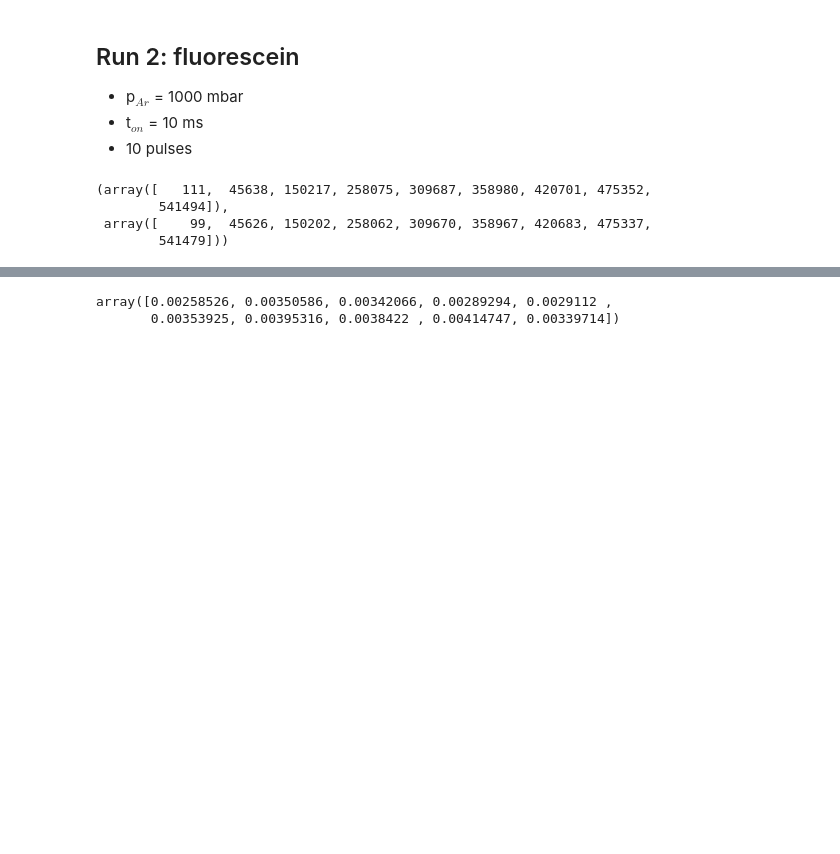
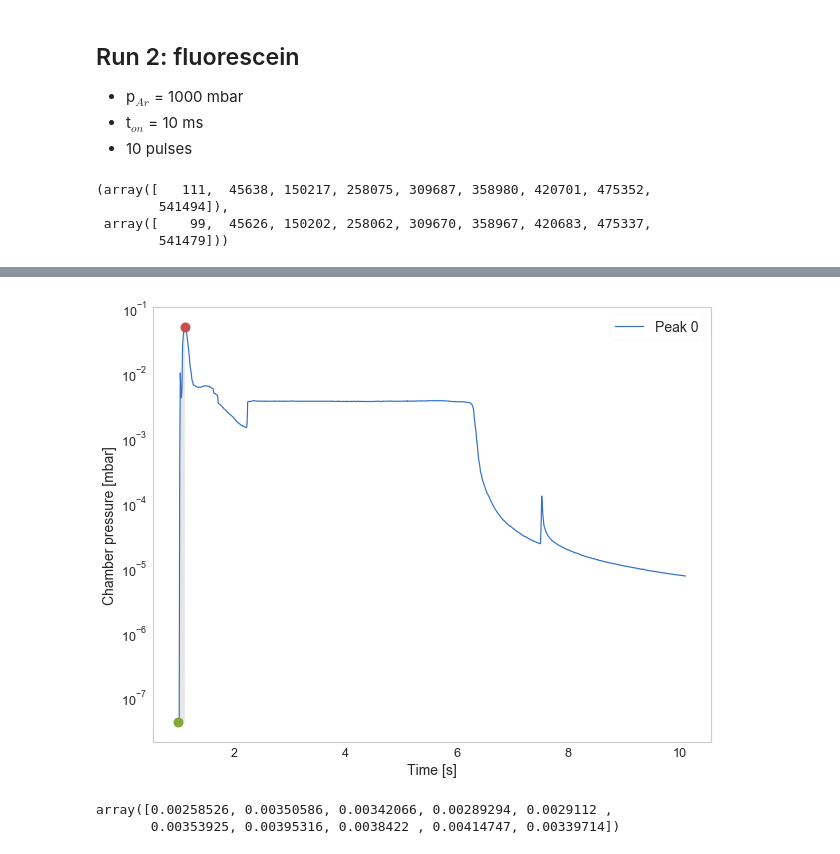
Before and after one commit to proscrite/SABAT, a Jupyter notebook: notebooks/ali_minimum_ontime_resolution.ipynb, the cells around one changed output, grey strips where cells are left out. Drawn from its saved outputs; the diff is of its cells as text; code cells hidden in the pictures; blank space fills up the shorter version.

```diff
--- a/notebooks/ali_minimum_ontime_resolution.ipynb
+++ b/notebooks/ali_minimum_ontime_resolution.ipynb
@@ -220,3 +276,20 @@ pflu, tflu = plot_pressure_curve(df2, tit='fluorescein curve')
+# %%
+def zoom_peak(peak_id : int,
+             df : pd.DataFrame,
+             peaks : np.array, troughs : np.array,
+             xrange : int = 900):
+    """Use plot_pressure_curve focused on a specific peak index (peak_id)
+    and specify time range (default 900 s)"""
+    plot_pressure_curve(df[troughs[peak_id]:peaks[peak_id]+xrange], tit='Peak '+str(peak_id), scale='s', flag_p=False)
+    plt.plot(troughs[peak_id]/100, df.p_chamber[troughs[peak_id]], 'o', markersize=10)
+    plt.plot(peaks[peak_id]/100, df.p_chamber[peaks[peak_id]], 'o', markersize=10)
+
+    x=df.index[troughs[peak_id] : peaks[peak_id]]/100
+    plt.fill_between(x, df.p_chamber[troughs[peak_id]], df.p_chamber[troughs[peak_id]:peaks[peak_id]],  color='0.9')#, label='q$_L$ = %.2f mbar•L/s'%q[peak_id])
+# %%
+zoom_peak(0, df2, pflu, tflu)
+# %% [output]
+[figure, added]
 # %%
 delta_m, q, delta_t, error_delta_m = leaked_mass(df2, pflu, tflu, M = 32.041)
 
```
Also changed, not shown: parts of 8 cells of this notebook.
